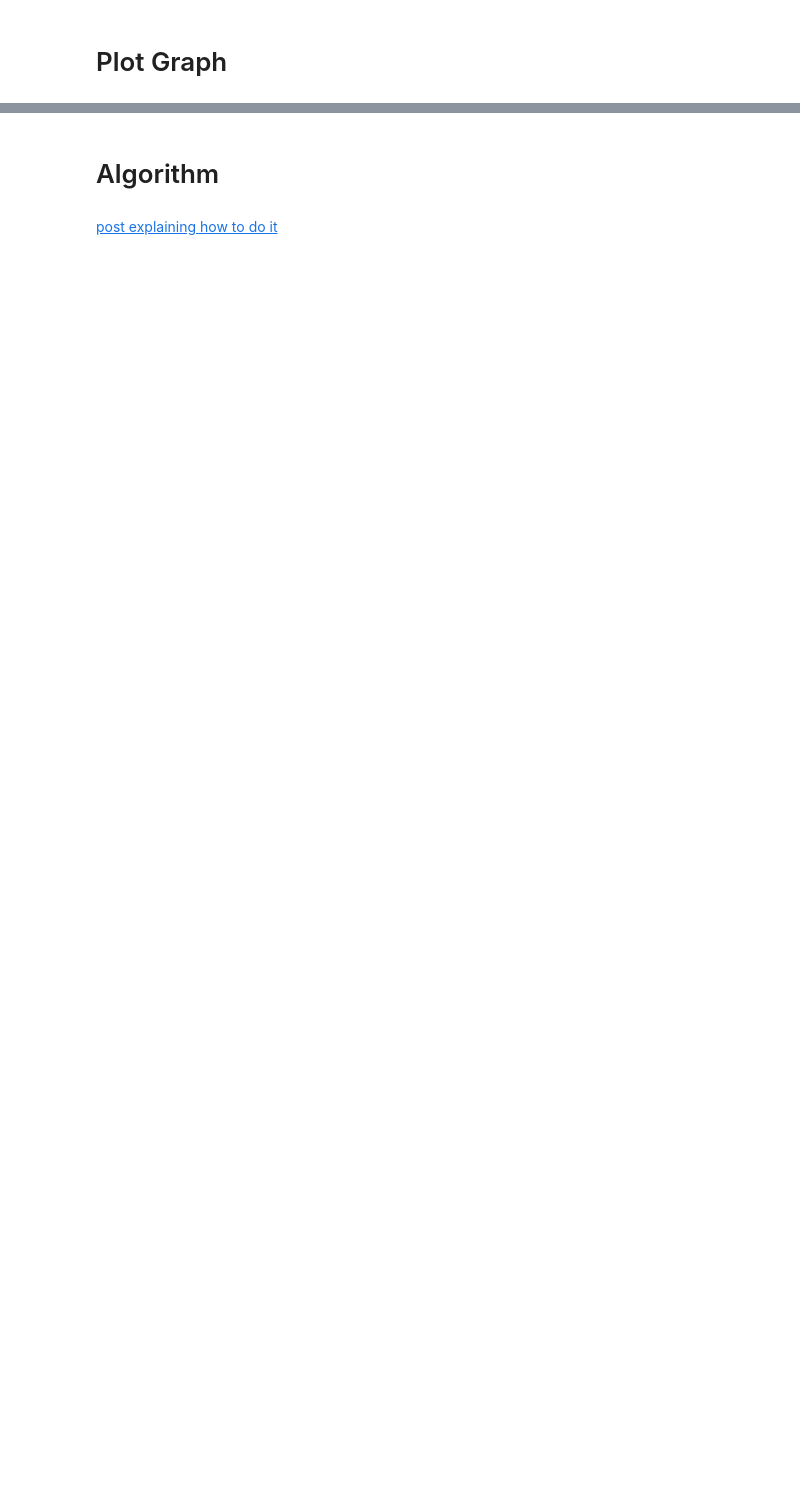
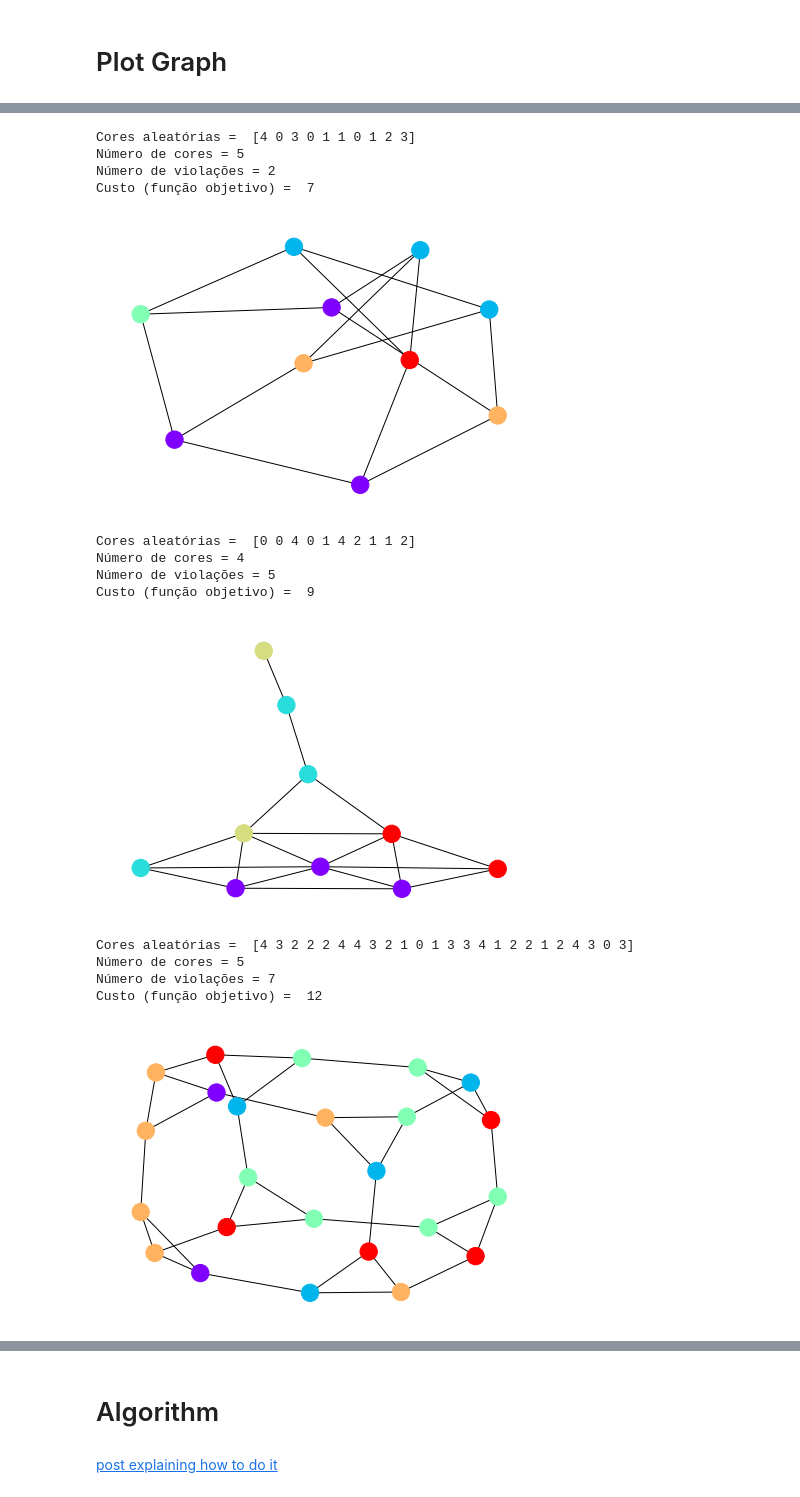
Before and after one commit to fabioafreitas/Computacao_Evolutiva, a Jupyter notebook: Atividades/graph_coloring/graph_coloring.ipynb, the cells around one changed output, grey strips where cells are left out. Drawn from its saved outputs; the diff is of its cells as text; code cells hidden in the pictures; blank space fills up the shorter version.

```diff
--- a/Atividades/graph_coloring/graph_coloring.ipynb
+++ b/Atividades/graph_coloring/graph_coloring.ipynb
@@ -69,0 +65,10 @@ Custo =  35
+# %%
+def aux_plot_graph(graph):
+    gcp = GraphColoringProblem(graph)
+    solution = np.random.randint(5, size=len(gcp))
+    print("Cores aleatórias = ", solution)
+    print("Número de cores =", gcp.number_of_colors (solution))
+    print("Número de violações =", gcp.count_adjacencies_violations (solution))
+    print("Custo (função objetivo) = ", gcp.get_cost(solution))
+    plot = gcp.plot_graph(solution)
+    plot.show()
@@ -69,0 +77,22 @@ Custo =  35
+# %%
+if __name__ == '__main__':
+    aux_plot_graph(nx.petersen_graph())
+    aux_plot_graph(nx.krackhardt_kite_graph())
+    aux_plot_graph(nx.truncated_cube_graph())
+    aux_plot_graph(nx.tutte_graph())
+# %% [output]
+Cores aleatórias =  [4 0 3 0 1 1 0 1 2 3]
+Número de cores = 5
+Número de violações = 2
+Custo (função objetivo) =  7
+[figure, added]
+Cores aleatórias =  [0 0 4 0 1 4 2 1 1 2]
+Número de cores = 4
+Número de violações = 5
+Custo (função objetivo) =  9
+[figure, added]
+Cores aleatórias =  [4 3 2 2 2 4 4 3 2 1 0 1 3 3 4 1 2 2 1 2 4 3 0 3]
+Número de cores = 5
+Número de violações = 7
+Custo (função objetivo) =  12
+[figure, added]
```
Also changed, not shown: parts of 15 cells of this notebook, 3 other files.
